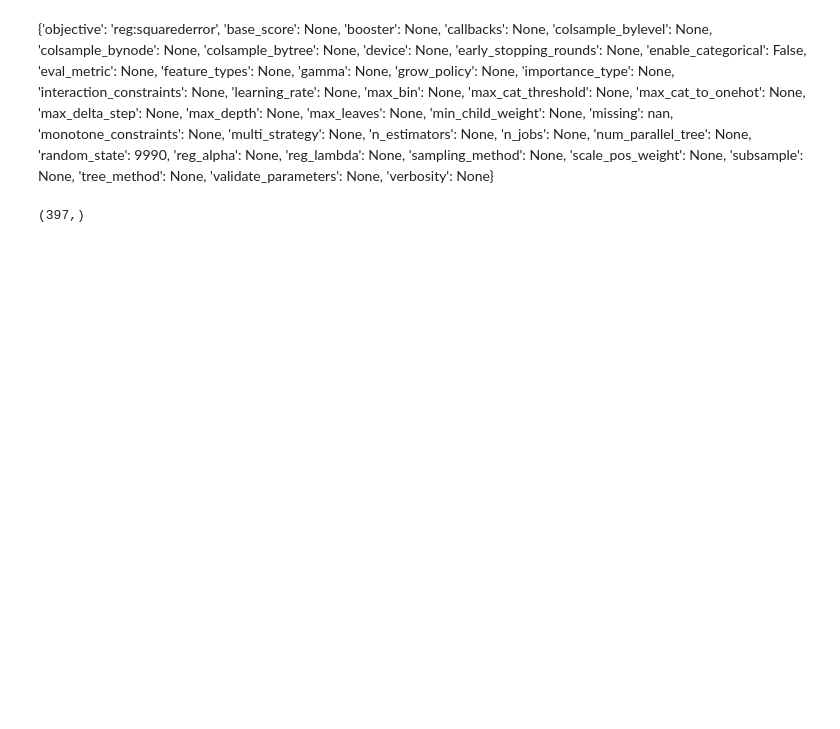
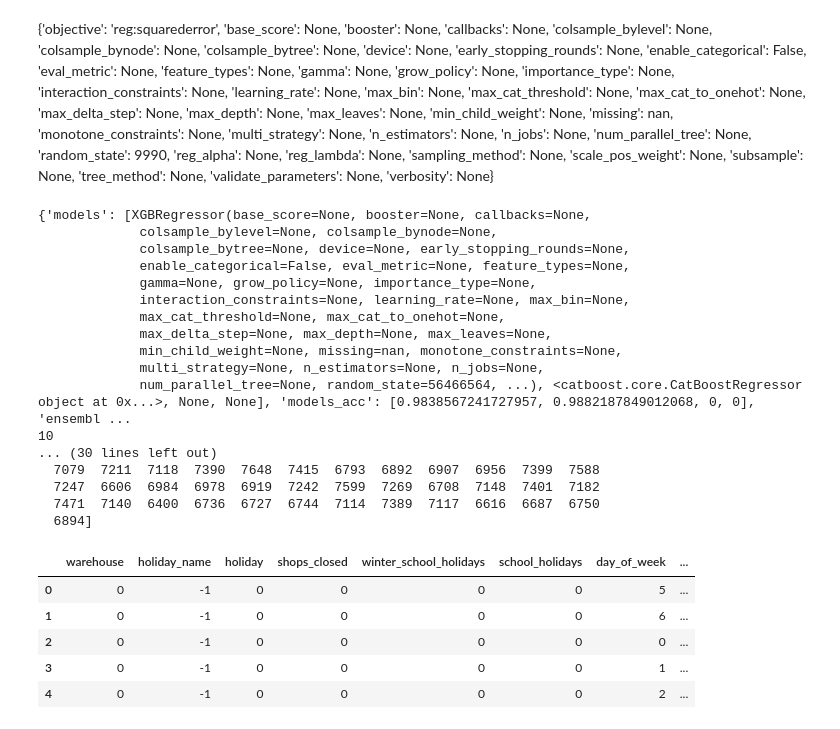
Before and after one commit to StarlitVienna/Attempt-at-Rohlik-Orders-, a Jupyter notebook: main.ipynb, the cells around one changed output. Drawn from its saved outputs; the diff is of its cells as text; code cells hidden in the pictures; blank space fills up the shorter version.

```diff
--- a/main.ipynb
+++ b/main.ipynb
@@ -189,2 +410,2 @@ ensembler = Ensembler(train_data=clear_train, search=None)
 # %%
-ensembler.xgb_finder()
+ensembler.fit_ensemble()
@@ -251,10 +467,37 @@ best_model.get_params()
  'tree_method': None,
  'validate_parameters': None,
  'verbosity': None}
-# %%
-preds = best_model.predict(clear_test)
-print(preds.shape)
-preds = np.round(preds).astype(np.int64)
-# %% [output]
-(397,)
+# %%
+
+print(ensembler.models_info)
+#preds = ensembler.ensemble.predict(ensemble.cleared_test_data)
+preds = ensembler.ensemble.predict(ensembler.cleared_test_data).astype(np.int64)
+#preds = ensembler["cat"][0].predict(ensembler.cleared_test_data).astype(np.int64)
+print(len(ensembler.cleared_test_data.columns))
+print(preds)
+ensembler.cleared_test_data.head(5)
+# %% [output]
+{'models': [XGBRegressor(base_score=None, booster=None, callbacks=None,
+             colsample_bylevel=None, colsample_bynode=None,
+             colsample_bytree=None, device=None, early_stopping_rounds=None,
+             enable_categorical=False, eval_metric=None, feature_types=None,
+             gamma=None, grow_policy=None, importance_type=None,
+             interaction_constraints=None, learning_rate=None, max_bin=None,
+             max_cat_threshold=None, max_cat_to_onehot=None,
+             max_delta_step=None, max_depth=None, max_leaves=None,
+             min_child_weight=None, missing=nan, monotone_constraints=None,
+             multi_strategy=None, n_estimators=None, n_jobs=None,
+             num_parallel_tree=None, random_state=56466564, ...), <catboost.core.CatBoostRegressor object at 0x...>, None, None], 'models_acc': [0.9838567241727957, 0.9882187849012068, 0, 0], 'ensembl ...
+10
+... (30 lines left out)
+  7079  7211  7118  7390  7648  7415  6793  6892  6907  6956  7399  7588
+  7247  6606  6984  6978  6919  7242  7599  7269  6708  7148  7401  7182
+  7471  7140  6400  6736  6727  6744  7114  7389  7117  6616  6687  6750
+  6894]
+|  | warehouse | holiday_name | holiday | shops_closed | winter_school_holidays | school_holidays | day_of_week | ... |
+| 0 | 0 | -1 | 0 | 0 | 0 | 0 | 5 | ... |
+| 1 | 0 | -1 | 0 | 0 | 0 | 0 | 6 | ... |
+| 2 | 0 | -1 | 0 | 0 | 0 | 0 | 0 | ... |
+| 3 | 0 | -1 | 0 | 0 | 0 | 0 | 1 | ... |
+| 4 | 0 | -1 | 0 | 0 | 0 | 0 | 2 | ... |
 # %%
```
Also changed, not shown: parts of 18 cells of this notebook, 37 other files.
